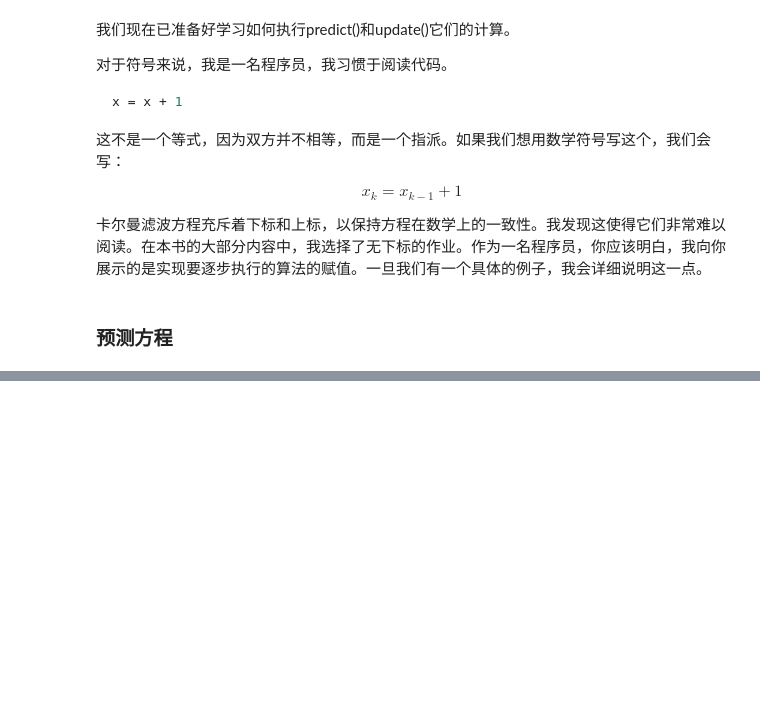
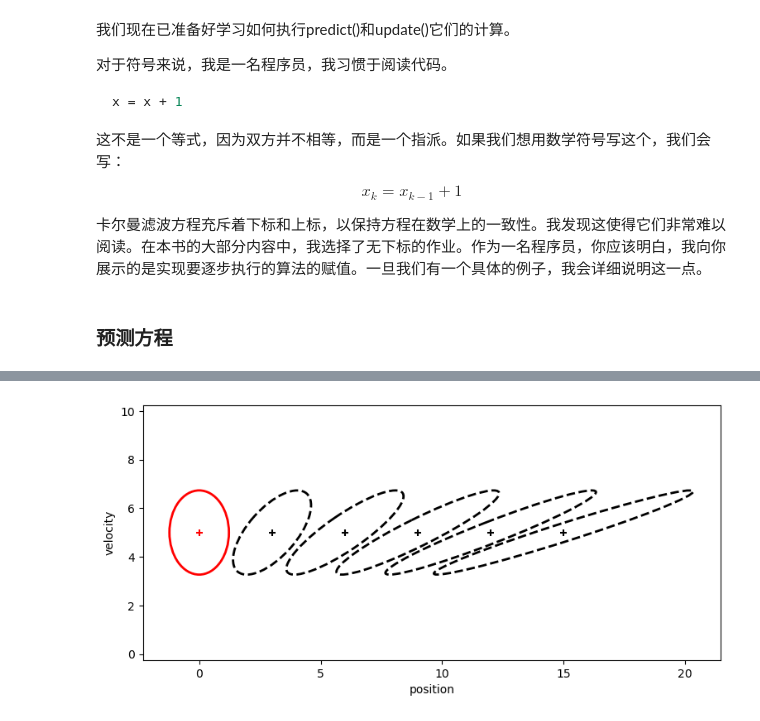
Before and after one commit to SunJianboGitHub/KalmanFilter, a Jupyter notebook: 06-多元卡尔曼滤波器.ipynb, the cells around one changed output, grey strips where cells are left out. Cells and saved outputs as stored; diff of their text form; code cells hidden in the pictures; blank space fills up the shorter version.

```diff
--- a/06-多元卡尔曼滤波器.ipynb
+++ b/06-多元卡尔曼滤波器.ipynb
@@ -902,0 +990,16 @@ $$x_k = x_{k-1} + 1$$
+# %%
+dt = 0.6
+
+x = np.array([0., 5.])
+F = np.array([[1, dt], [0, 1.]])
+P = np.diag([1.5, 3.0])
+plot_covariance_ellipse(x, P, edgecolor='r')
+
+for _ in range(5):
+    x = F @ x
+    P = F @ P @ F.T
+    plot_covariance_ellipse(x, P, edgecolor='k', ls='dashed')
+
+book_plots.set_labels(x='position', y='velocity')
+# %% [output]
+[figure, added]
```
Also changed, not shown: parts of 3 cells of this notebook.
